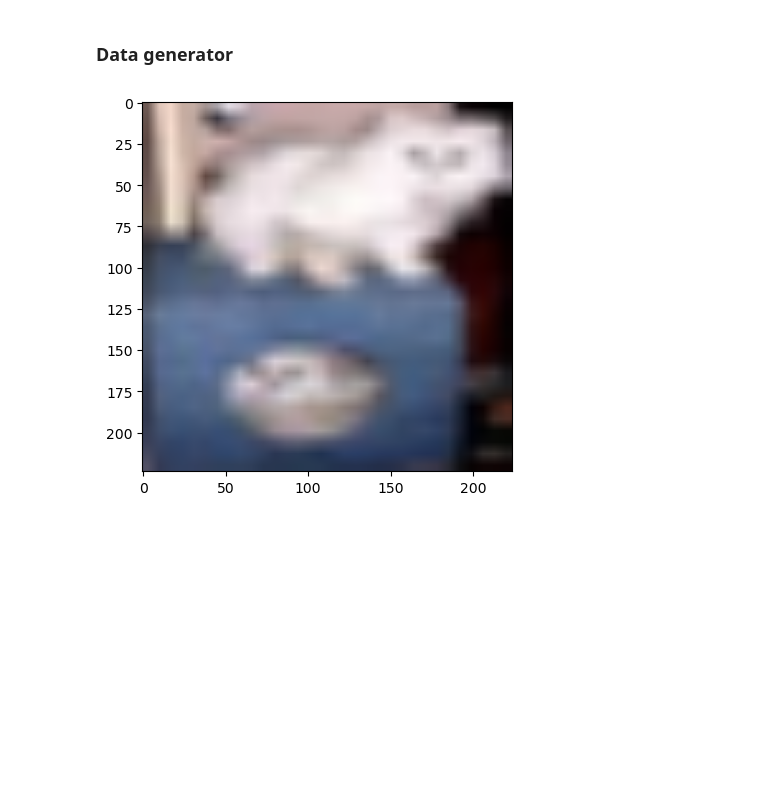
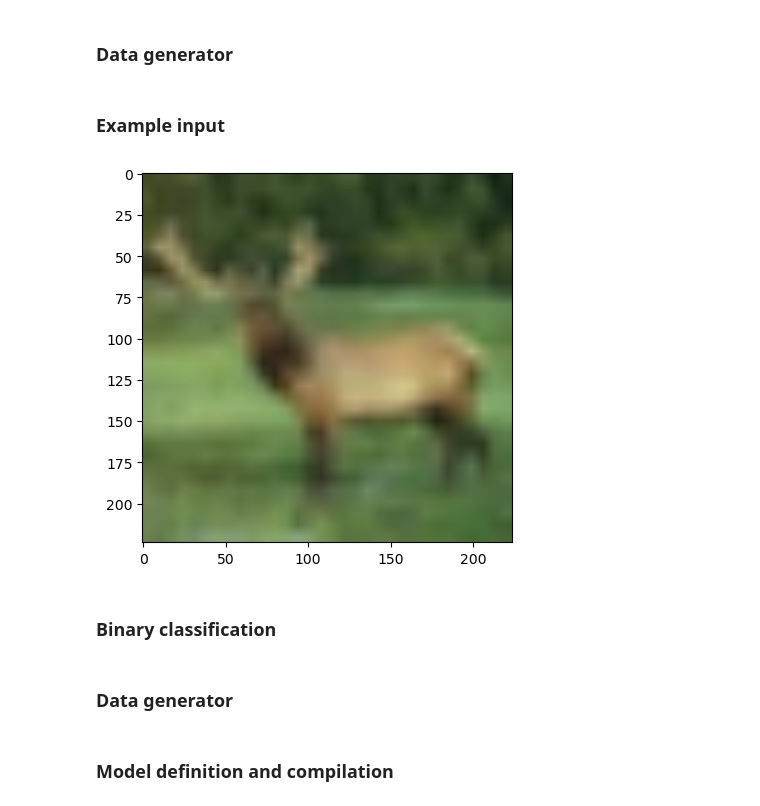
Before and after one commit to ranuru/machine-learning-exam, a Jupyter notebook: task2/notebook.ipynb, the cells around one changed output. Drawn from its saved outputs; the diff is of its cells as text; code cells hidden in the pictures; blank space fills up the shorter version.

Commit message:
Binary classification and model traning and evaluation

```diff
--- a/task2/notebook.ipynb
+++ b/task2/notebook.ipynb
@@ -63,7 +63,7 @@ y_train_binary = tf.keras.utils.to_categorical(y_train, num_classes=10)
 y_test_binary = tf.keras.utils.to_categorical(y_test, num_classes=10)
 
 # Create a function for resizing and normalizing on the fly
-def data_generator(x, y, batch_size=64):
+def data_generator(x, y, batch_size=32):
     while True:
         for i in range(0, len(x), batch_size):
             # Resize each image on-the-fly
@@ -74,17 +74,21 @@ def data_generator(x, y, batch_size=64):
             yield batch_x, batch_y
 
 # Define batch size
-batch_size = 64
+batch_size = 32
 
 # Create the generators
 train_gen = data_generator(x_train, y_train_binary, batch_size)
 test_gen = data_generator(x_test, y_test_binary, batch_size)
+# %% [markdown]
+### Example input
 # %%
 import matplotlib.pyplot as plt
 
 sample_batch_x, sample_batch_y = next(train_gen)
 # Get a sample image from the batch
-plt.imshow(sample_batch_x[38])  # Show the first image in the batch
+plt.imshow(sample_batch_x[0])  # Show the first image in the batch
 plt.show()
 # %% [output]
-[figure, old version]
+[figure, new version]
+# %% [markdown]
+### Binary classification
@@ -90,0 +102,2 @@ plt.show()
+# %% [markdown]
+### Data generator
@@ -90,0 +122,2 @@ plt.show()
+# %% [markdown]
+### Model definition and compilation
```
Also changed, not shown: parts of 7 cells of this notebook.
